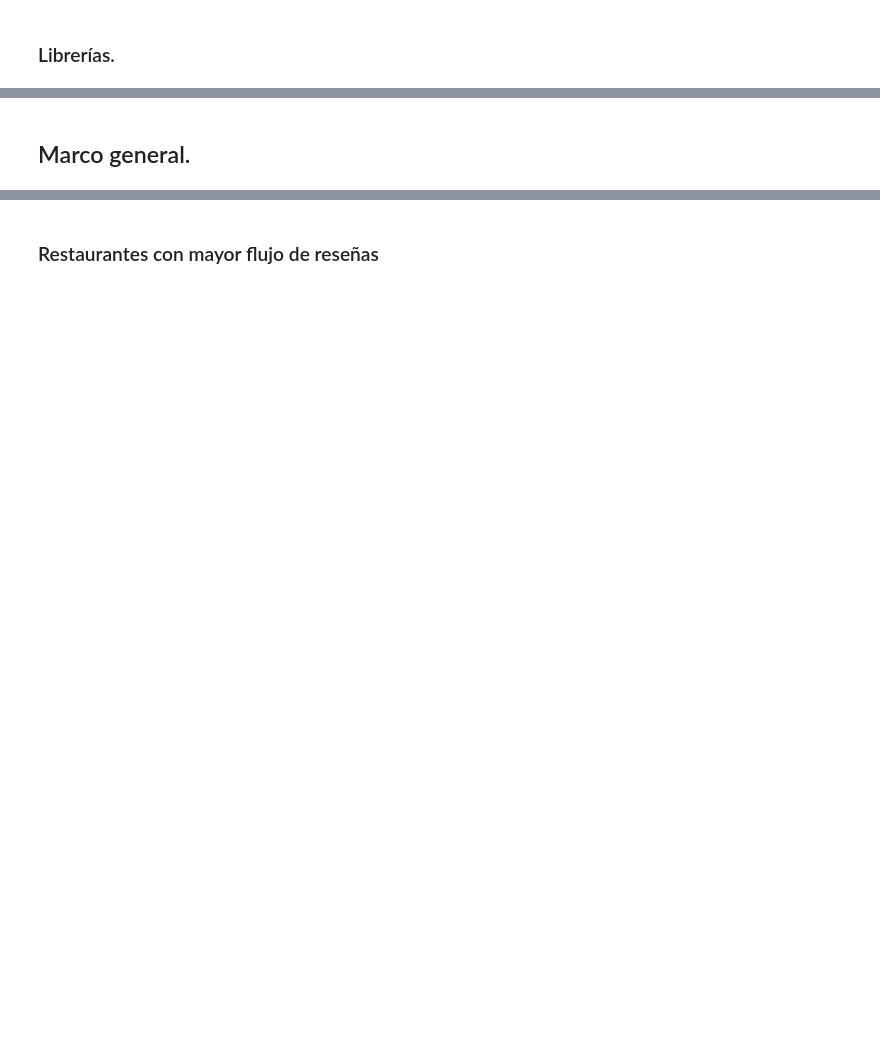
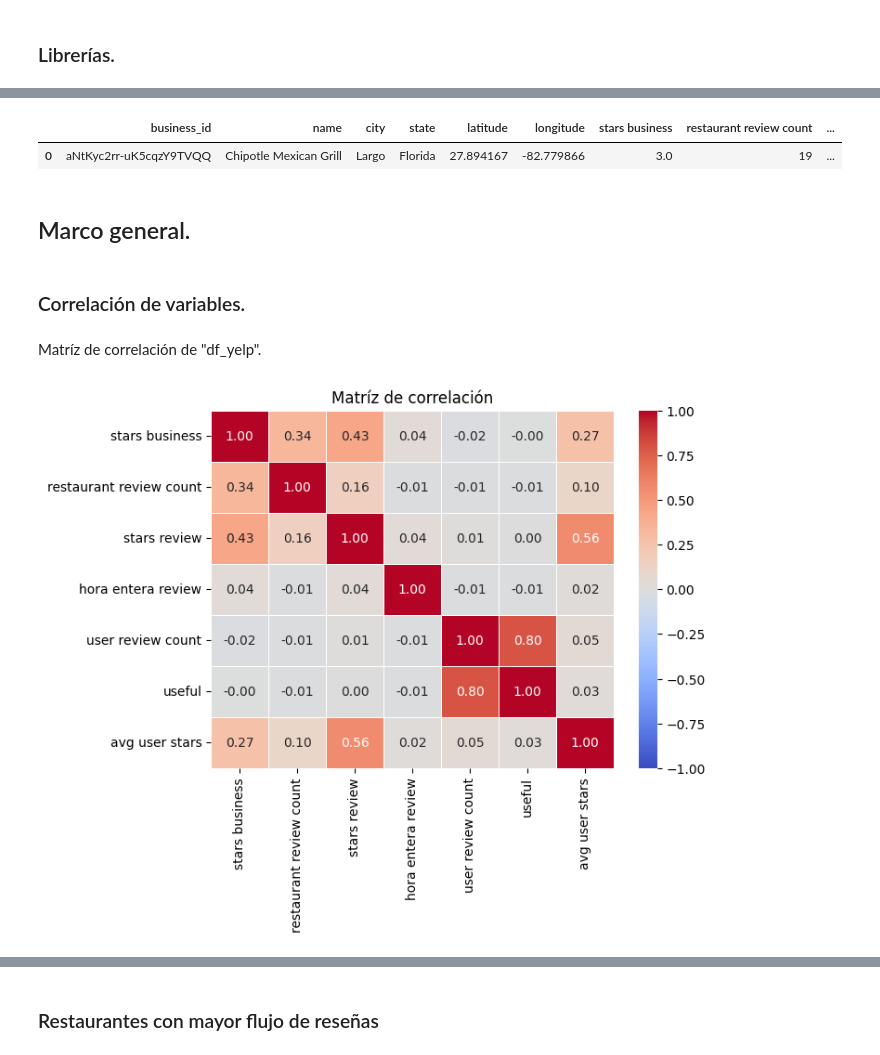
Before and after one commit to Agusherbo/ProyectoG4-Google_Yelp, a Jupyter notebook: Notebooks/EDA/EDA-Yelp.ipynb, the cells around one changed output, grey strips where cells are left out. Cells and saved outputs as stored; diff of their text form; code cells hidden in the pictures; blank space fills up the shorter version.

```diff
--- a/Notebooks/EDA/EDA-Yelp.ipynb
+++ b/Notebooks/EDA/EDA-Yelp.ipynb
@@ -32,2 +30,27 @@ df_merge_1 = df_buisness1.merge(df_review1, on='business_id', how='inner')
+# %%
+df_yelp.head(1)
+# %% [output]
+|  | business_id | name | city | state | latitude | longitude | stars business | restaurant review count | ... |
+| 0 | aNtKyc2rr-uK5cqzY9TVQQ | Chipotle Mexican Grill | Largo | Florida | 27.894167 | -82.779866 | 3.0 | 19 | ... |
 # %% [markdown]
 ## Marco general.
+# %% [markdown]
+### Correlación de variables.
+# %% [markdown]
+Matríz de correlación de "df_yelp".
+# %%
+correlation_matrix = df_yelp[['stars business', 'restaurant review count', 'stars review', 'hora entera review', 'user review count','useful', 'avg user stars']].corr()
+
+# Configurar el tamaño de la figura
+plt.figure(figsize=(7, 5))
+
+# Generar la matriz de correlación utilizando heatmap de seaborn
+sns.heatmap(correlation_matrix, annot=True, cmap='coolwarm', vmin=-1, vmax=1, fmt='.2f', linewidths=.5)
+
+# Configurar título
+plt.title('Matríz de correlación')
+
+# Mostrar la matriz de correlación
+plt.show()
+# %% [output]
+[figure, added]
```
Also changed, not shown: parts of 40 cells of this notebook, 1 other file.
